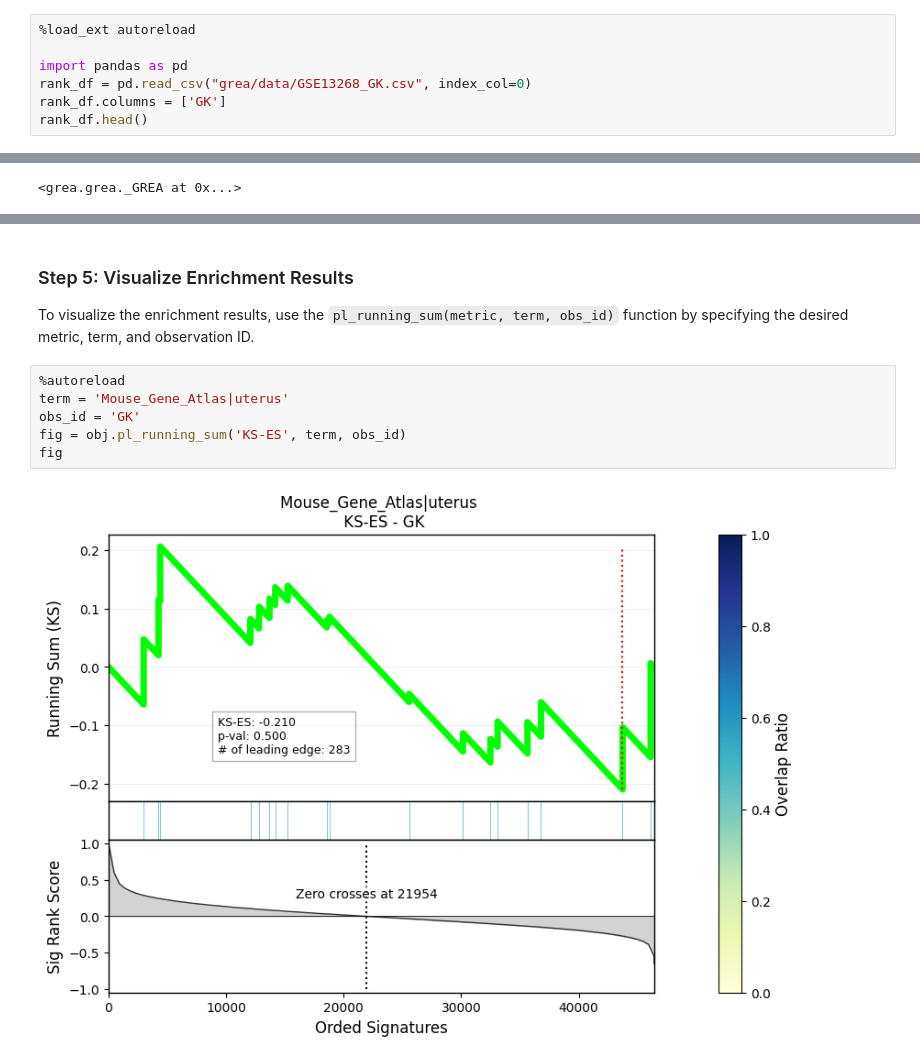
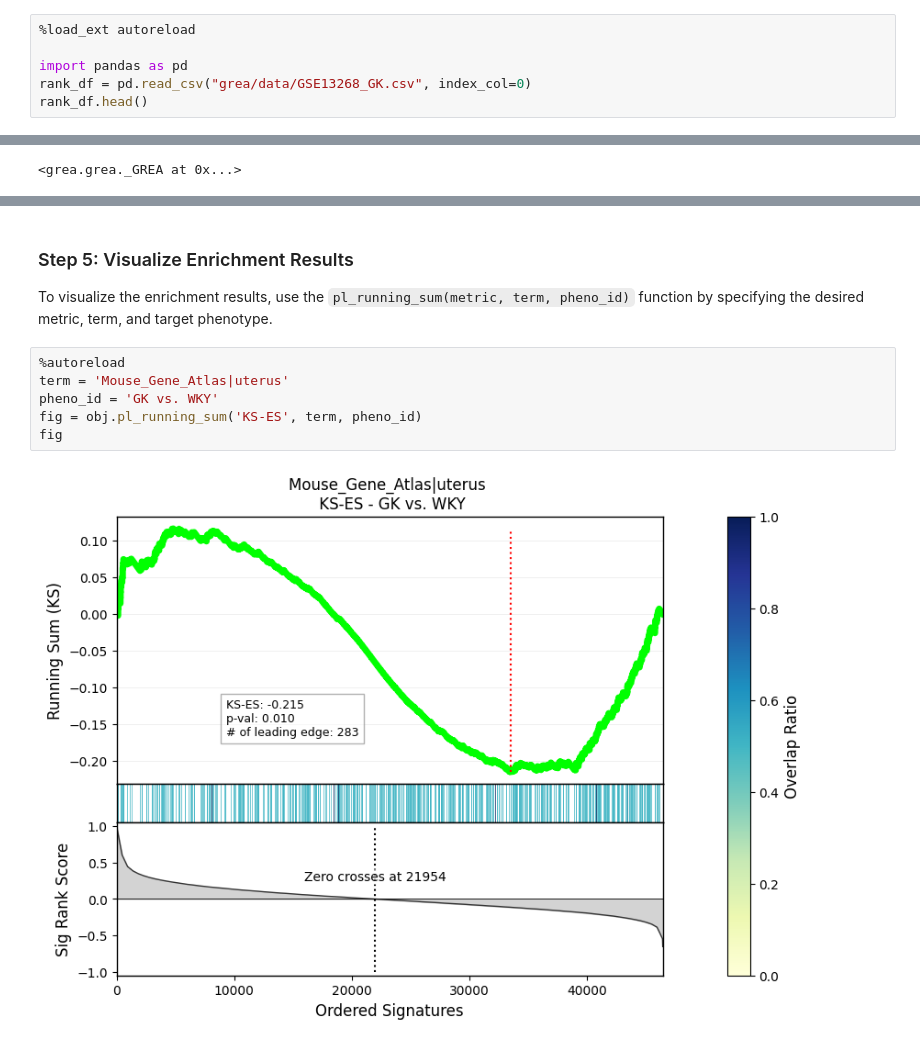
Before and after one commit to compbioclub/GREA, a Jupyter notebook: docs/tutorial/interaction-pheno_prerank_enrich.ipynb, the cells around one changed output, grey strips where cells are left out. Drawn from its saved outputs; the diff is of its cells as text.

Commit message:
update obs_prerank_enrich() tutorial

```diff
--- a/docs/tutorial/interaction-pheno_prerank_enrich.ipynb
+++ b/docs/tutorial/interaction-pheno_prerank_enrich.ipynb
@@ -23,6 +23,5 @@ For each rat sample, gene–gene interactions and their corresponding entropy-ba
 
 import pandas as pd
 rank_df = pd.read_csv("grea/data/GSE13268_GK.csv", index_col=0)
-rank_df.columns = ['GK']
 rank_df.head()
 # %% [output]
@@ -146,15 +147,15 @@ df.head()
 # %% [markdown]
 ### Step 5: Visualize Enrichment Results
 
-To visualize the enrichment results, use the `pl_running_sum(metric, term, obs_id)` function by specifying the desired metric, term, and observation ID.
+To visualize the enrichment results, use the `pl_running_sum(metric, term, pheno_id)` function by specifying the desired metric, term, and target phenotype.
 # %%
 %autoreload
 term = 'Mouse_Gene_Atlas|uterus'
-obs_id = 'GK'
-fig = obj.pl_running_sum('KS-ES', term, obs_id)
+pheno_id = 'GK vs. WKY'
+fig = obj.pl_running_sum('KS-ES', term, pheno_id)
 fig
 # %% [output]
-[figure, old version]
+[figure, new version]
 # %%
 %autoreload
 term = 'Mouse_Gene_Atlas|uterus'
```
Also changed, not shown: parts of 8 cells of this notebook, 5 other files.
